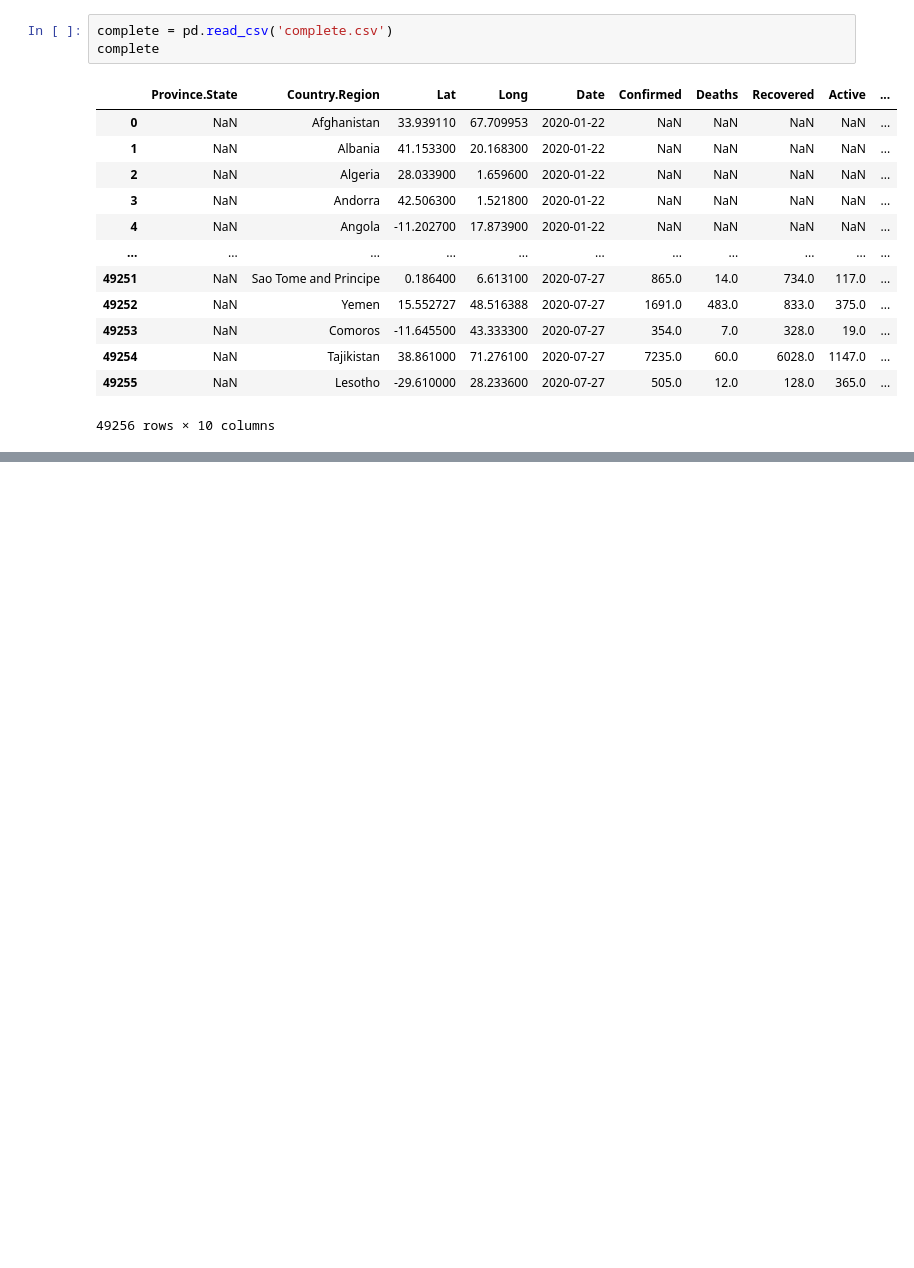
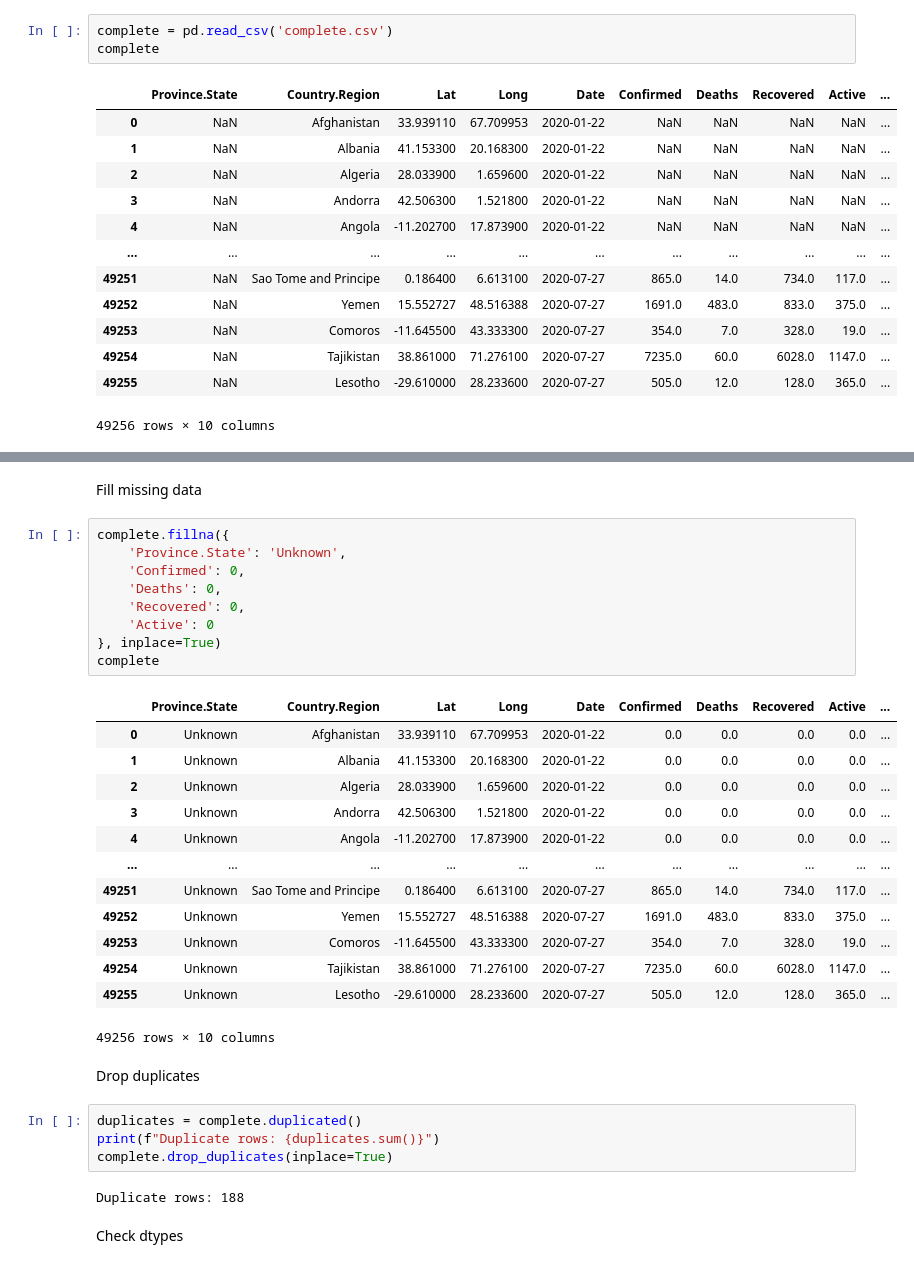
Before and after one commit to npandayVU/covid, a Jupyter notebook: analysis.ipynb, the cells around one changed output, grey strips where cells are left out. Drawn from its saved outputs; the diff is of its cells as text; blank space fills up the shorter version.

Commit message:
Data wrangling done. Moving on

```diff
--- a/analysis.ipynb
+++ b/analysis.ipynb
@@ -259,0 +242,35 @@ for col in ['Confirmed', 'Deaths', 'Recovered', 'Active']:
+# %% [markdown]
+Fill missing data
+# %%
+complete.fillna({
+    'Province.State': 'Unknown',
+    'Confirmed': 0,
+    'Deaths': 0,
+    'Recovered': 0,
+    'Active': 0
+}, inplace=True)
+complete
+# %% [output]
+|  | Province.State | Country.Region | Lat | Long | Date | Confirmed | Deaths | Recovered | Active | ... |
+| 0 | Unknown | Afghanistan | 33.939110 | 67.709953 | 2020-01-22 | 0.0 | 0.0 | 0.0 | 0.0 | ... |
+| 1 | Unknown | Albania | 41.153300 | 20.168300 | 2020-01-22 | 0.0 | 0.0 | 0.0 | 0.0 | ... |
+| 2 | Unknown | Algeria | 28.033900 | 1.659600 | 2020-01-22 | 0.0 | 0.0 | 0.0 | 0.0 | ... |
+| 3 | Unknown | Andorra | 42.506300 | 1.521800 | 2020-01-22 | 0.0 | 0.0 | 0.0 | 0.0 | ... |
+| 4 | Unknown | Angola | -11.202700 | 17.873900 | 2020-01-22 | 0.0 | 0.0 | 0.0 | 0.0 | ... |
+| ... | ... | ... | ... | ... | ... | ... | ... | ... | ... | ... |
+| 49251 | Unknown | Sao Tome and Principe | 0.186400 | 6.613100 | 2020-07-27 | 865.0 | 14.0 | 734.0 | 117.0 | ... |
+| 49252 | Unknown | Yemen | 15.552727 | 48.516388 | 2020-07-27 | 1691.0 | 483.0 | 833.0 | 375.0 | ... |
+| 49253 | Unknown | Comoros | -11.645500 | 43.333300 | 2020-07-27 | 354.0 | 7.0 | 328.0 | 19.0 | ... |
+| 49254 | Unknown | Tajikistan | 38.861000 | 71.276100 | 2020-07-27 | 7235.0 | 60.0 | 6028.0 | 1147.0 | ... |
+| 49255 | Unknown | Lesotho | -29.610000 | 28.233600 | 2020-07-27 | 505.0 | 12.0 | 128.0 | 365.0 | ... |
+49256 rows × 10 columns
+# %% [markdown]
+Drop duplicates
+# %%
+duplicates = complete.duplicated()
+print(f"Duplicate rows: {duplicates.sum()}")
+complete.drop_duplicates(inplace=True)
+# %% [output]
+Duplicate rows: 188
+# %% [markdown]
+Check dtypes
```
Also changed, not shown: parts of 10 cells of this notebook.
